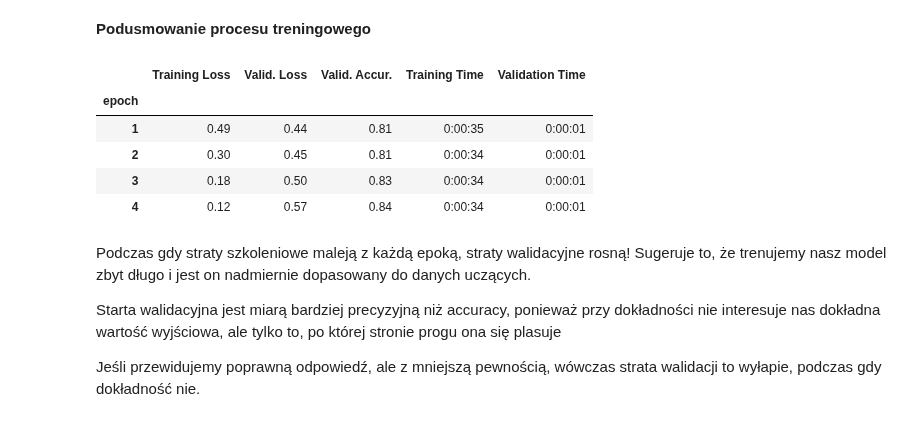
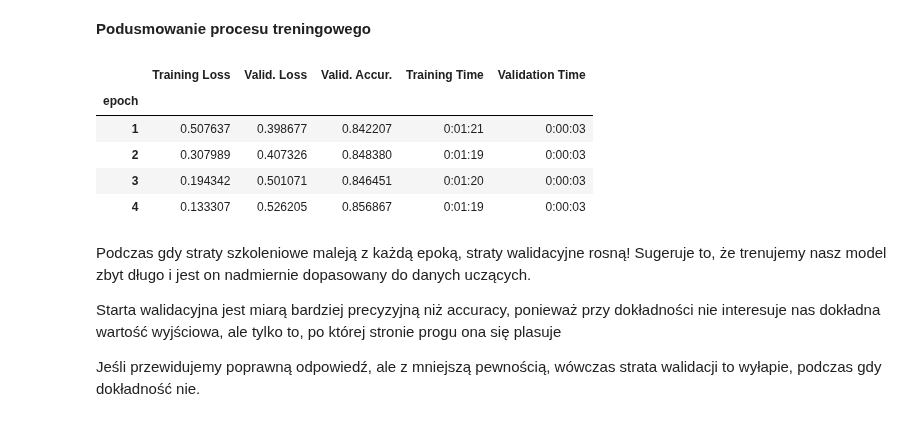
Before and after one commit to adalbertii/modele-NLP, a Jupyter notebook: BERT_Fine_Tuning_Sentence_Classification_.ipynb, the cells around one changed output. Drawn from its saved outputs; the diff is of its cells as text; code cells hidden in the pictures.

```diff
--- a/BERT_Fine_Tuning_Sentence_Classification_.ipynb
+++ b/BERT_Fine_Tuning_Sentence_Classification_.ipynb
@@ -811,24 +821,24 @@ Total training took 0:02:22 (h:mm:ss)
 # %%
 import pandas as pd
 
 
-pd.set_option('precision', 2)
+#pd.set_option('precision', 2)
 
 # utworzenie DataFrame ze statystyk treningowych .
 df_stats = pd.DataFrame(data=training_stats)
 
 # numer epoki jest identyfikatorem wiersza .
 df_stats = df_stats.set_index('epoch')
 
 
 df_stats
 # %% [output]
 |  | Training Loss | Valid. Loss | Valid. Accur. | Training Time | Validation Time |
 | epoch |  |  |  |  |  |
-| 1 | 0.49 | 0.44 | 0.81 | 0:00:35 | 0:00:01 |
-| 2 | 0.30 | 0.45 | 0.81 | 0:00:34 | 0:00:01 |
-| 3 | 0.18 | 0.50 | 0.83 | 0:00:34 | 0:00:01 |
-| 4 | 0.12 | 0.57 | 0.84 | 0:00:34 | 0:00:01 |
+| 1 | 0.507637 | 0.398677 | 0.842207 | 0:01:21 | 0:00:03 |
+| 2 | 0.307989 | 0.407326 | 0.848380 | 0:01:19 | 0:00:03 |
+| 3 | 0.194342 | 0.501071 | 0.846451 | 0:01:20 | 0:00:03 |
+| 4 | 0.133307 | 0.526205 | 0.856867 | 0:01:19 | 0:00:03 |
 # %% [markdown]
 Podczas gdy straty szkoleniowe maleją z każdą epoką, straty walidacyjne rosną! Sugeruje to, że trenujemy nasz model zbyt długo i jest on nadmiernie dopasowany do danych uczących.
 
```
Also changed, not shown: parts of 17 cells of this notebook.
